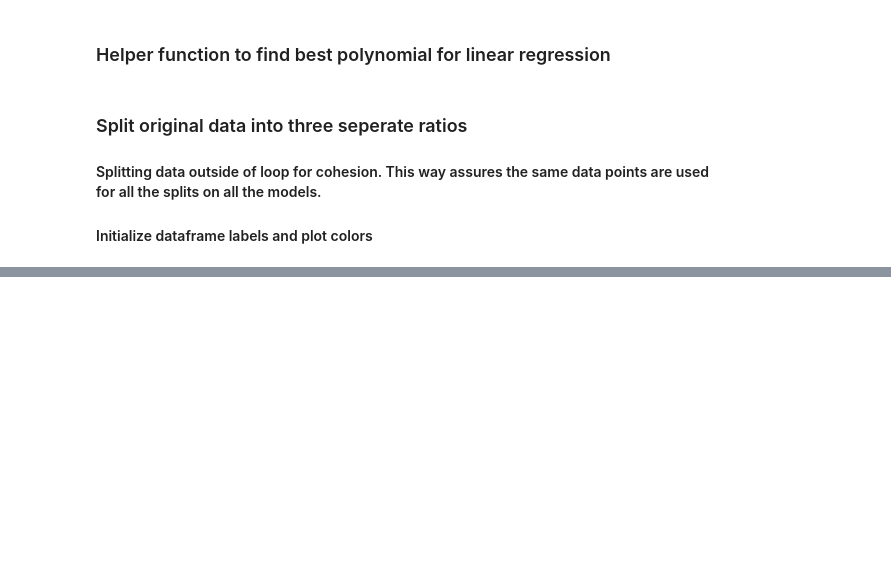
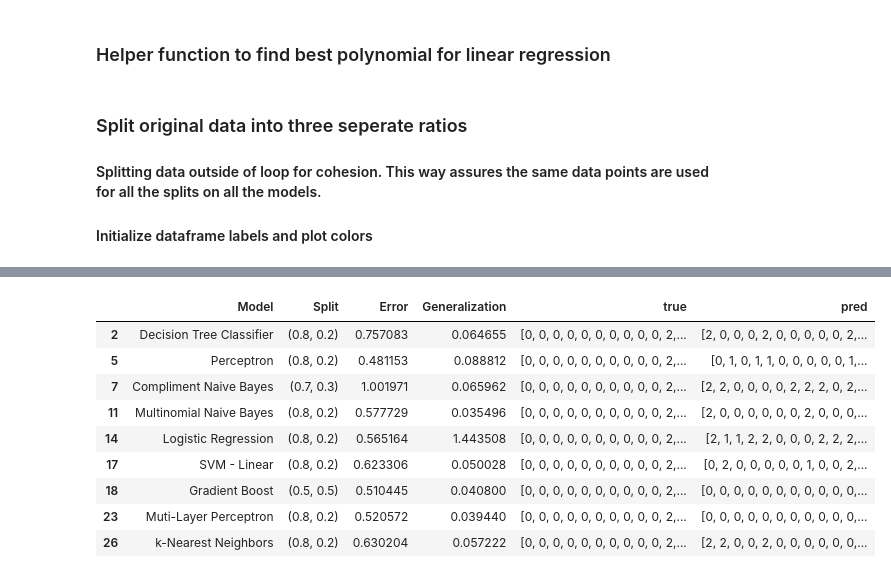
Before and after one commit to dgambone3/CSC4850-Machine-Learning, a Jupyter notebook: ML_Project.ipynb, the cells around one changed output, grey strips where cells are left out. Drawn from its saved outputs; the diff is of its cells as text; code cells hidden in the pictures; blank space fills up the shorter version.

```diff
--- a/ML_Project.ipynb
+++ b/ML_Project.ipynb
@@ -174,0 +130,40 @@ test_colors = ['skyblue', 'palegreen', 'salmon']
+# %%
+titles = ['Decision Tree Classifier',
+          'Perceptron',
+          'Compliment Naive Bayes',
+          'Multinomial Naive Bayes',
+          'Logistic Regression',
+          # 'Linear Regression',
+          'SVM - Linear',
+          # 'SVM - RBF',
+          'Gradient Boost',
+          'Muti-Layer Perceptron',
+          # 'Regularilized Linear Regression',
+          # 'Lasso Linear Regression',
+          'k-Nearest Neighbors',]
+          # 'Linear Regression with Optimal Polynomial']
+
+models = [DecisionTreeClassifier(criterion='entropy', splitter='best'),
+          Perceptron(class_weight='balanced'),
+          ComplementNB(),
+          MultinomialNB (),
+          LogisticRegression(class_weight='balanced', solver='sag'),
+          # LinearRegression(),
+          LinearSVC(class_weight='balanced', dual=False),
+          # SVC(kernel='rbf', decision_function_shape='ovr'),
+          GradientBoostingClassifier(),
+          MLPClassifier(max_iter=500, hidden_layer_sizes=10),
+          # SGDRegressor(loss='squared_error', penalty='l2'),
+          # Lasso(selection='random'),
+          KNeighborsClassifier(weights='distance'),]
+          # LinearRegression()]
+
+# list of split ratios to output onto plots
+splits = [(0.5, 0.5),
+          (0.7, 0.3),
+          (0.8, 0.2)]
+
+# create labels for fold metrics dataframe
+index = []
+for i in range(1,11):
+  index.append(f'Fold {i}')
@@ -358,0 +378,14 @@ Fold Metrics for Perceptron with 50/50 Split
+# %%
+best = (splits_df.loc[splits_df.groupby('Model', sort=False)['Error'].idxmin()])
+display(best)
+# %% [output]
+|  | Model | Split | Error | Generalization | true | pred |
+| 2 | Decision Tree Classifier | (0.8, 0.2) | 0.757083 | 0.064655 | [0, 0, 0, 0, 0, 0, 0, 0, 0, 0, 2,... | [2, 0, 0, 0, 2, 0, 0, 0, 0, 0, 2,... |
+| 5 | Perceptron | (0.8, 0.2) | 0.481153 | 0.088812 | [0, 0, 0, 0, 0, 0, 0, 0, 0, 0, 2,... | [0, 1, 0, 1, 1, 0, 0, 0, 0, 0, 1,... |
+| 7 | Compliment Naive Bayes | (0.7, 0.3) | 1.001971 | 0.065962 | [0, 0, 0, 0, 0, 0, 0, 0, 0, 0, 2,... | [2, 2, 0, 0, 0, 0, 2, 2, 2, 0, 2,... |
+| 11 | Multinomial Naive Bayes | (0.8, 0.2) | 0.577729 | 0.035496 | [0, 0, 0, 0, 0, 0, 0, 0, 0, 0, 2,... | [2, 0, 0, 0, 0, 0, 0, 2, 0, 0, 0,... |
+| 14 | Logistic Regression | (0.8, 0.2) | 0.565164 | 1.443508 | [0, 0, 0, 0, 0, 0, 0, 0, 0, 0, 2,... | [2, 1, 1, 2, 2, 0, 0, 0, 2, 2, 2,... |
+| 17 | SVM - Linear | (0.8, 0.2) | 0.623306 | 0.050028 | [0, 0, 0, 0, 0, 0, 0, 0, 0, 0, 2,... | [0, 2, 0, 0, 0, 0, 0, 1, 0, 0, 2,... |
+| 18 | Gradient Boost | (0.5, 0.5) | 0.510445 | 0.040800 | [0, 0, 0, 0, 0, 0, 0, 0, 0, 0, 2,... | [0, 0, 0, 0, 0, 0, 0, 0, 0, 0, 0,... |
+| 23 | Muti-Layer Perceptron | (0.8, 0.2) | 0.520572 | 0.039440 | [0, 0, 0, 0, 0, 0, 0, 0, 0, 0, 2,... | [0, 0, 0, 0, 0, 0, 0, 0, 0, 0, 0,... |
+| 26 | k-Nearest Neighbors | (0.8, 0.2) | 0.630204 | 0.057222 | [0, 0, 0, 0, 0, 0, 0, 0, 0, 0, 2,... | [2, 2, 0, 0, 2, 0, 0, 0, 0, 0, 0,... |
```
Also changed, not shown: parts of 13 cells of this notebook.
